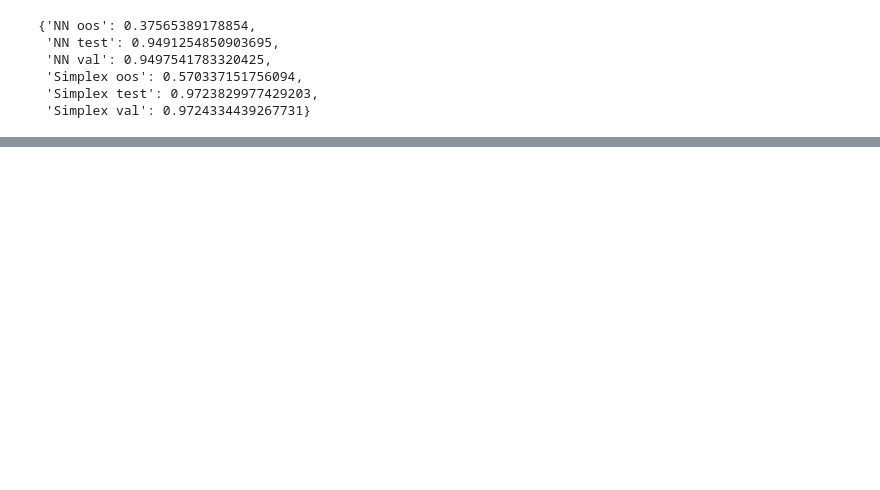
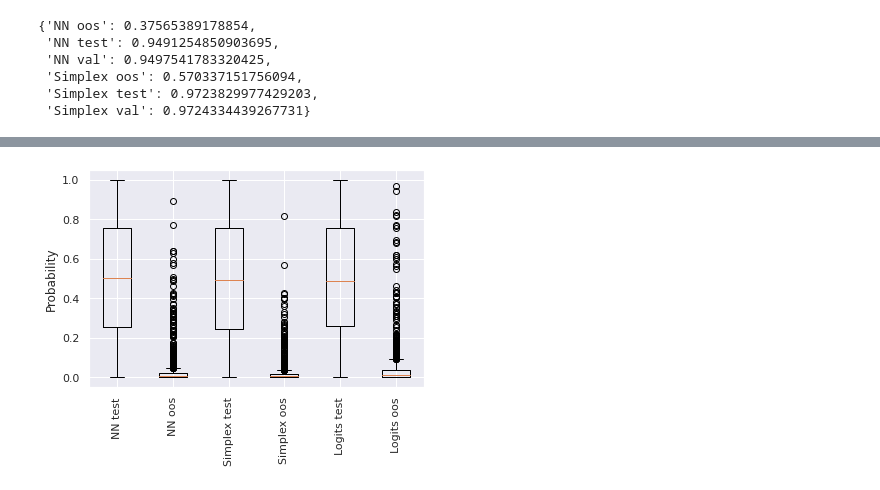
Before and after one commit to simonEllershaw/latent_variable_OOD, a Jupyter notebook: transformer_training.ipynb, the cells around one changed output, grey strips where cells are left out. Saved outputs shown, nothing was run; the diff lists cells and outputs as text; code cells hidden in the pictures; blank space fills up the shorter version.

```diff
--- a/transformer_training.ipynb
+++ b/transformer_training.ipynb
@@ -377,0 +376,35 @@ r2_scores
+# %%
+def get_prob_pdf_has_greater_equal(value, pdf):
+  # TODO: Improve naive implementation with suboptimal time complexity
+  try:
+    idx = next(idx for idx, value_lookup in enumerate(pdf) if value_lookup >= value)
+  except StopIteration:
+    idx = len(pdf)
+  return 1-(idx/len(pdf))
+# %%
+prob_dist_from_val_distr = {}
+
+for model_name in model_names:
+  pdf = np.sort(distances[f"{model_name} val"].numpy())
+  for data_key in ['test', 'oos']:
+    prob_dist_from_val_distr[f"{model_name} {data_key}"] = np.array([get_prob_pdf_has_greater_equal(dist, pdf) for dist in distances[f"{model_name} {data_key}"]])
+# %%
+def get_max_probs_from_logits(logits):
+  probs = torch.nn.Softmax(dim=-1)(logits)
+  max_probs = torch.max(probs, dim=-1)[0]
+  return max_probs
+# %%
+model_name = 'Logits'
+model_names.add(model_name)
+pdf = np.sort(1-get_max_probs_from_logits(logits['val']))
+for data_key in ['test', 'oos']:
+  max_probs = 1-get_max_probs_from_logits(logits[data_key])
+  prob_dist_from_val_distr[f"{model_name} {data_key}"] = np.array([get_prob_pdf_has_greater_equal(max_prob, pdf) for max_prob in max_probs])
+# %%
+fig, ax = plt.subplots()
+ax.boxplot(prob_dist_from_val_distr.values())
+ax.set_xticklabels(prob_dist_from_val_distr.keys(), rotation=90)
+ax.set_ylabel('Probability')
+plt.show()
+# %% [output]
+[figure, added]
```
Also changed, not shown: parts of 45 cells of this notebook.
